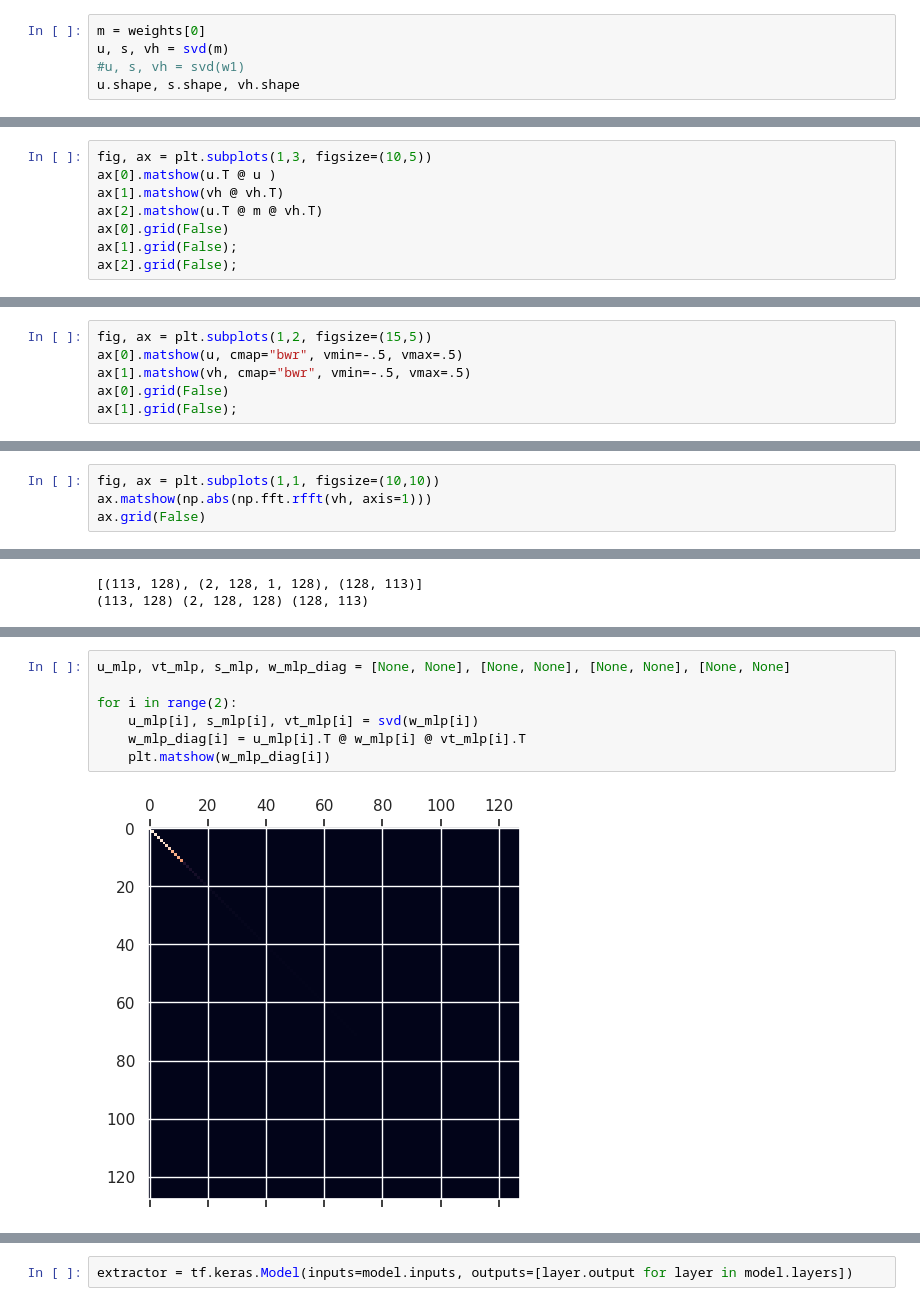
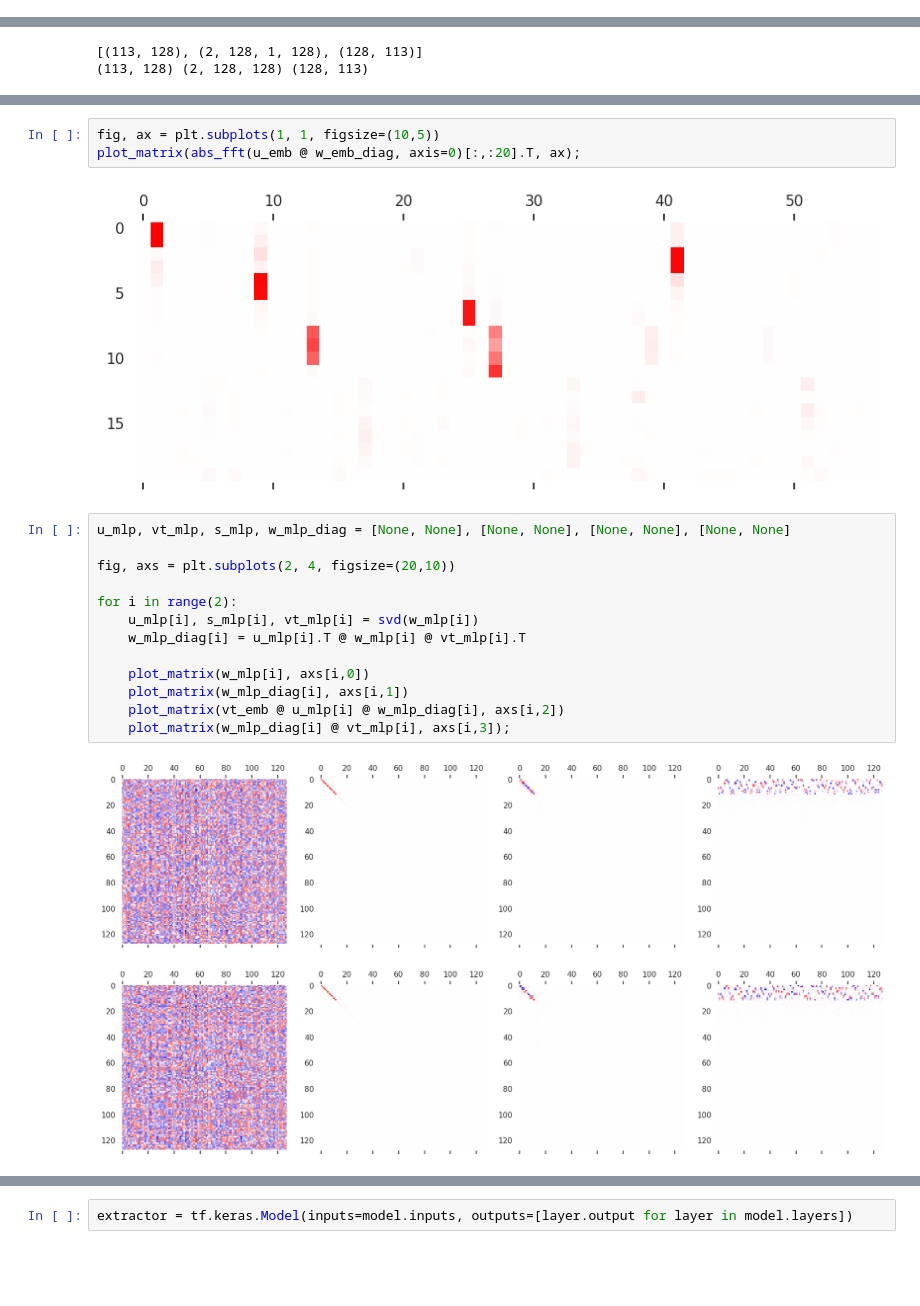
Before and after one commit to FriedChips/dl_basics, a Jupyter notebook: analysis/analysis_modulo_arithmetic.ipynb, the cells around one changed output, grey strips where cells are left out. Drawn from its saved outputs; the diff is of its cells as text; blank space fills up the shorter version.

```diff
--- a/analysis/analysis_modulo_arithmetic.ipynb
+++ b/analysis/analysis_modulo_arithmetic.ipynb
@@ -62,5 +48,0 @@ ax.grid(False)
-# %%
-m = weights[0]
-u, s, vh = svd(m)
-#u, s, vh = svd(w1)
-u.shape, s.shape, vh.shape
@@ -69,8 +48,0 @@ u.shape, s.shape, vh.shape
-# %%
-fig, ax = plt.subplots(1,3, figsize=(10,5))
-ax[0].matshow(u.T @ u )
-ax[1].matshow(vh @ vh.T)
-ax[2].matshow(u.T @ m @ vh.T)
-ax[0].grid(False)
-ax[1].grid(False);
-ax[2].grid(False);
@@ -84,6 +48,0 @@ plt.plot(s)
-# %%
-fig, ax = plt.subplots(1,2, figsize=(15,5))
-ax[0].matshow(u, cmap="bwr", vmin=-.5, vmax=.5)
-ax[1].matshow(vh, cmap="bwr", vmin=-.5, vmax=.5)
-ax[0].grid(False)
-ax[1].grid(False);
@@ -103,4 +56,0 @@ plt.plot(one_hot(0) @ u)
-# %%
-fig, ax = plt.subplots(1,1, figsize=(10,10))
-ax.matshow(np.abs(np.fft.rfft(vh, axis=1)))
-ax.grid(False)
@@ -142,9 +94,20 @@ w_emb_diag = u_emb.T @ w_emb @ vt_emb.T
+# %%
+fig, ax = plt.subplots(1, 1, figsize=(10,5))
+plot_matrix(abs_fft(u_emb @ w_emb_diag, axis=0)[:,:20].T, ax);
+# %% [output]
+[figure, added]
 # %%
 u_mlp, vt_mlp, s_mlp, w_mlp_diag = [None, None], [None, None], [None, None], [None, None]
+
+fig, axs = plt.subplots(2, 4, figsize=(20,10))
 
 for i in range(2):
     u_mlp[i], s_mlp[i], vt_mlp[i] = svd(w_mlp[i])
     w_mlp_diag[i] = u_mlp[i].T @ w_mlp[i] @ vt_mlp[i].T
-    plt.matshow(w_mlp_diag[i])
+
+    plot_matrix(w_mlp[i], axs[i,0])
+    plot_matrix(w_mlp_diag[i], axs[i,1])
+    plot_matrix(vt_emb @ u_mlp[i] @ w_mlp_diag[i], axs[i,2])
+    plot_matrix(w_mlp_diag[i] @ vt_mlp[i], axs[i,3]);
 # %% [output]
-[figure, old version]
+[figure, new version]
```
Also changed, not shown: parts of 48 cells of this notebook.
